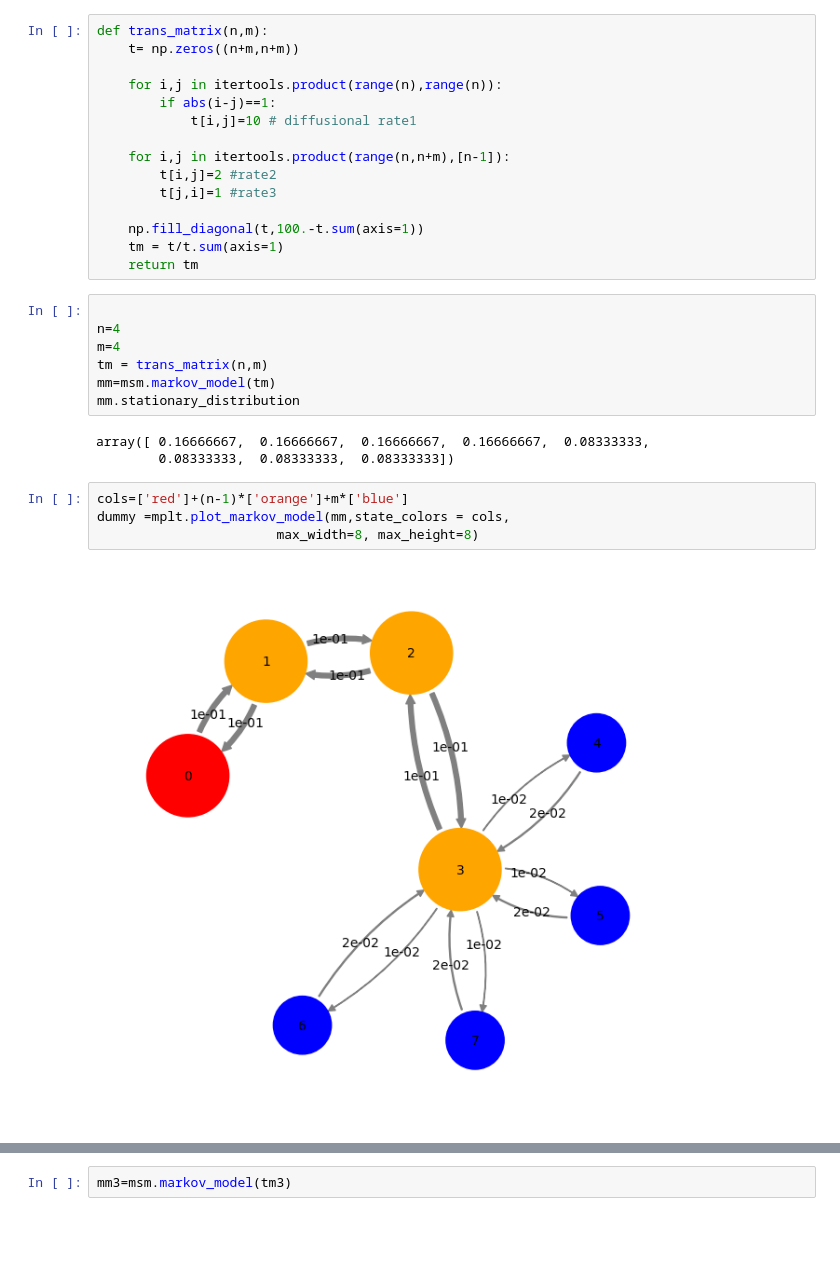
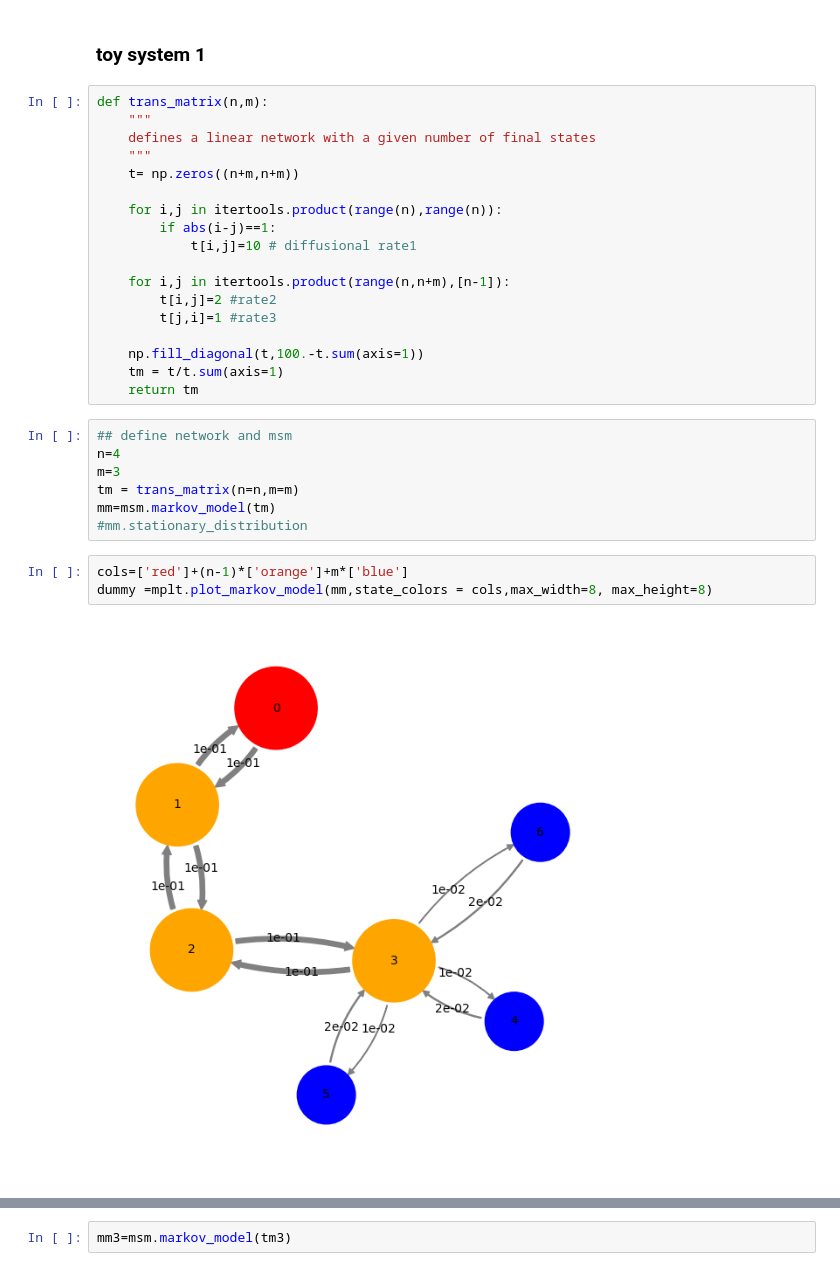
Before and after one commit to dprovasi/testsystems, a Jupyter notebook: CG_matrix.ipynb, the cells around one changed output, grey strips where cells are left out. Saved outputs shown, nothing was run; the diff lists cells and outputs as text; blank space fills up the shorter version.

```diff
--- a/CG_matrix.ipynb
+++ b/CG_matrix.ipynb
@@ -150,5 +181,10 @@ Populating the interactive namespace from numpy and matplotlib
+# %% [markdown]
+### toy system 1
 # %%
 def trans_matrix(n,m):
+    """
+    defines a linear network with a given number of final states
+    """
     t= np.zeros((n+m,n+m))
 
     for i,j in itertools.product(range(n),range(n)):
@@ -163,19 +199,15 @@ def trans_matrix(n,m):
     tm = t/t.sum(axis=1)
     return tm
 # %%
-
+## define network and msm
 n=4
-m=4
-tm = trans_matrix(n,m)
+m=3
+tm = trans_matrix(n=n,m=m)
 mm=msm.markov_model(tm)
-mm.stationary_distribution
+#mm.stationary_distribution
-# %% [output]
-array([ 0.16666667,  0.16666667,  0.16666667,  0.16666667,  0.08333333,
-        0.08333333,  0.08333333,  0.08333333])
 # %%
 cols=['red']+(n-1)*['orange']+m*['blue']
-dummy =mplt.plot_markov_model(mm,state_colors = cols,
-                       max_width=8, max_height=8)
+dummy =mplt.plot_markov_model(mm,state_colors = cols,max_width=8, max_height=8)
 # %% [output]
-[figure, old version]
+[figure, new version]
 # %%
```
Also changed, not shown: parts of 24 cells of this notebook.
